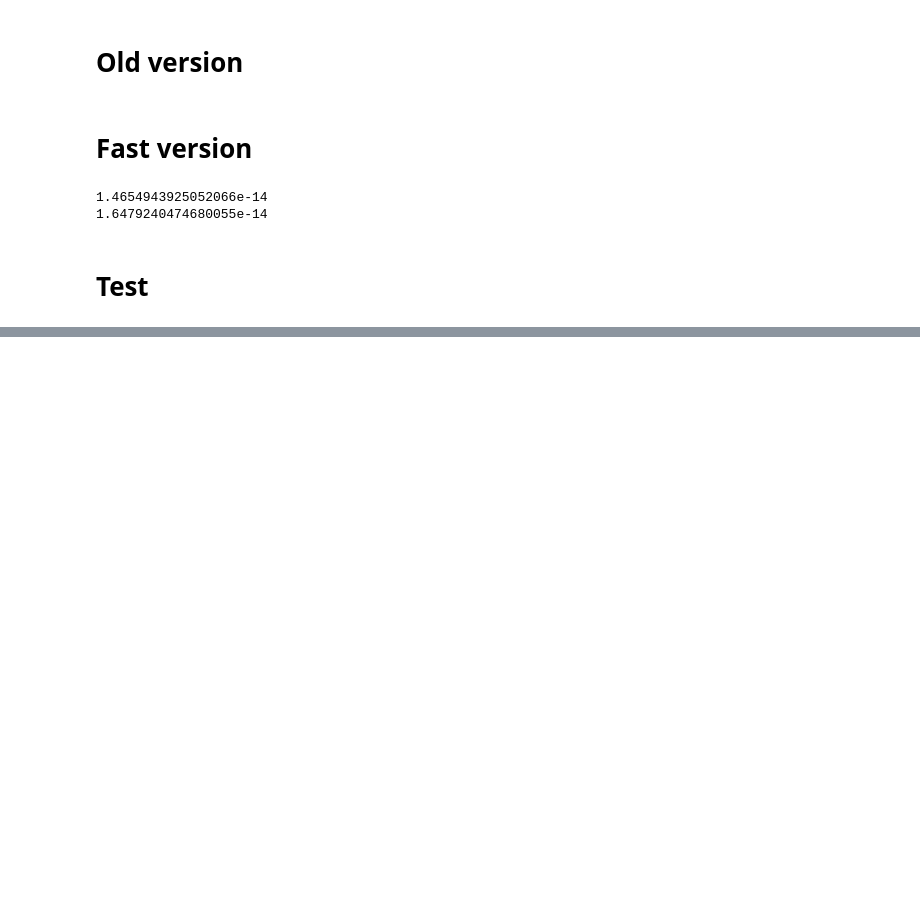
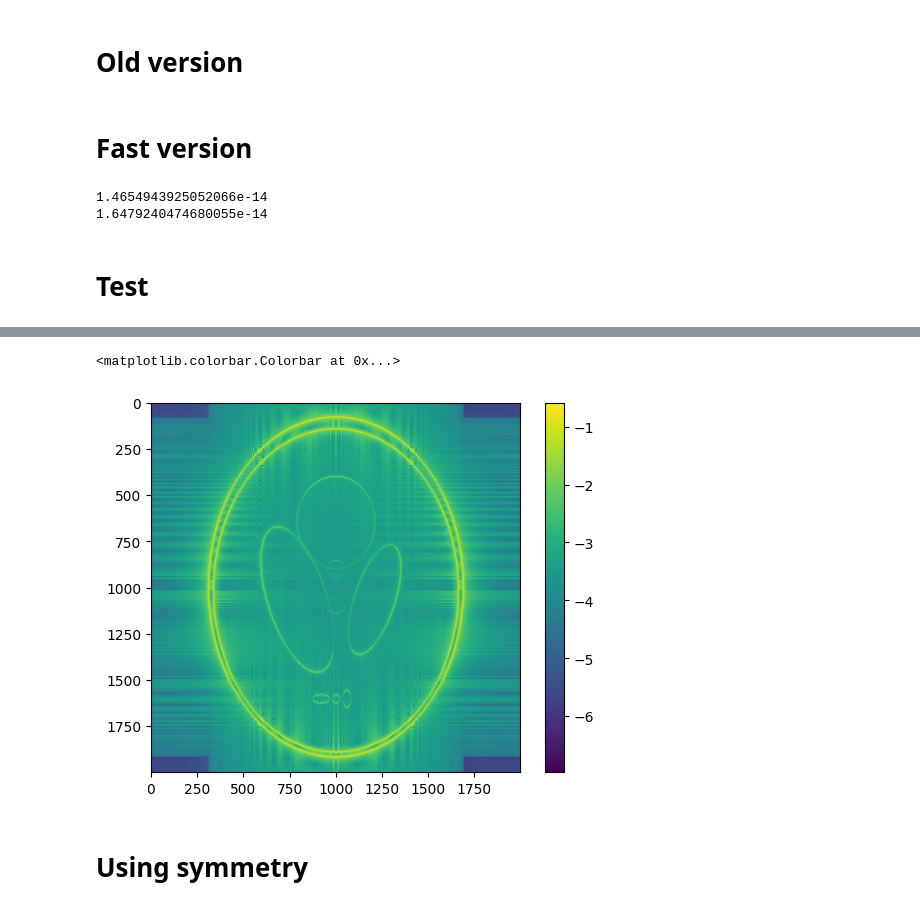
Before and after one commit to Loris0/ppfft, a Jupyter notebook: notebooks/fast_direct_inverse.ipynb, the cells around one changed output, grey strips where cells are left out. Drawn from its saved outputs; the diff is of its cells as text; code cells hidden in the pictures; blank space fills up the shorter version.

```diff
--- a/notebooks/fast_direct_inverse.ipynb
+++ b/notebooks/fast_direct_inverse.ipynb
@@ -136,0 +166,8 @@ plt.colorbar()
+# %%
+plt.imshow(np.log10(np.abs(im - new_ifft2(Id[:-1,:-1]))))
+plt.colorbar()
+# %% [output]
+<matplotlib.colorbar.Colorbar at 0x...>
+[figure, added]
+# %% [markdown]
+# Using symmetry
```
Also changed, not shown: parts of 7 cells of this notebook, 17 other files.
